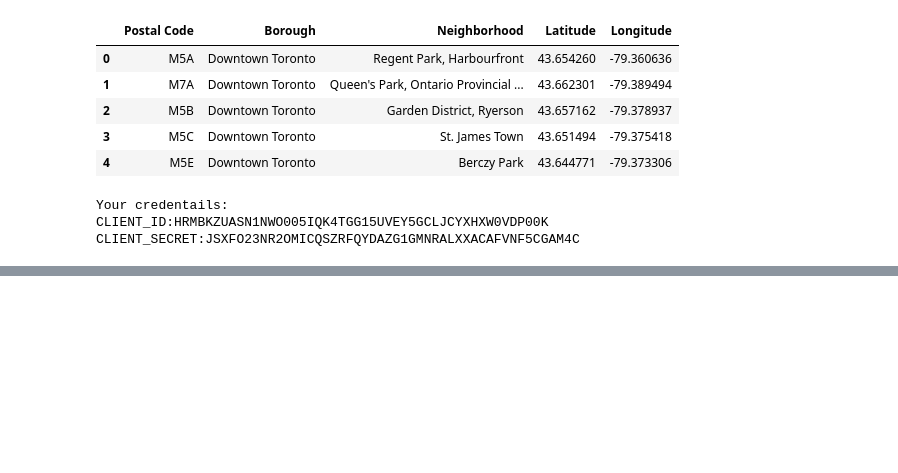
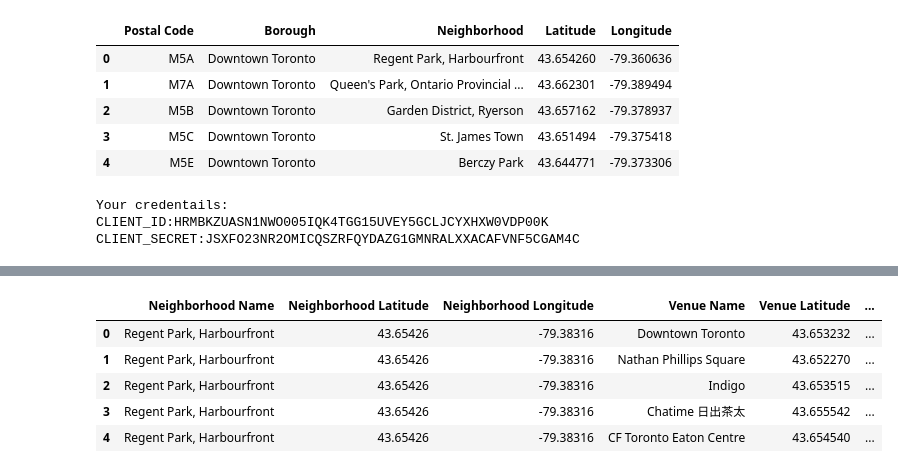
Before and after one commit to Rohan6c/capstone, a Jupyter notebook: mkk.ipynb, the cells around one changed output, grey strips where cells are left out. Saved outputs shown, nothing was run; the diff lists cells and outputs as text; code cells hidden in the pictures; blank space fills up the shorter version.

```diff
--- a/mkk.ipynb
+++ b/mkk.ipynb
@@ -257,0 +298,9 @@ map_manhattan
+# %%
+downtowntoronto.head()
+# %% [output]
+|  | Neighborhood Name | Neighborhood Latitude | Neighborhood Longitude | Venue Name | Venue Latitude | ... |
+| 0 | Regent Park, Harbourfront | 43.65426 | -79.38316 | Downtown Toronto | 43.653232 | ... |
+| 1 | Regent Park, Harbourfront | 43.65426 | -79.38316 | Nathan Phillips Square | 43.652270 | ... |
+| 2 | Regent Park, Harbourfront | 43.65426 | -79.38316 | Indigo | 43.653515 | ... |
+| 3 | Regent Park, Harbourfront | 43.65426 | -79.38316 | Chatime 日出茶太 | 43.655542 | ... |
+| 4 | Regent Park, Harbourfront | 43.65426 | -79.38316 | CF Toronto Eaton Centre | 43.654540 | ... |
```
Also changed, not shown: parts of 10 cells of this notebook.
